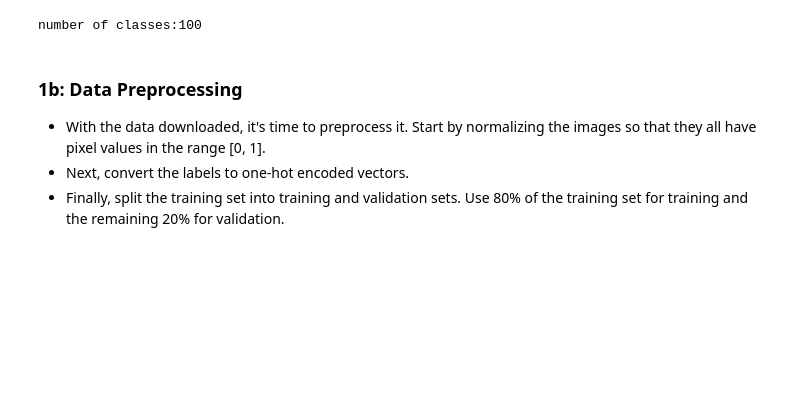
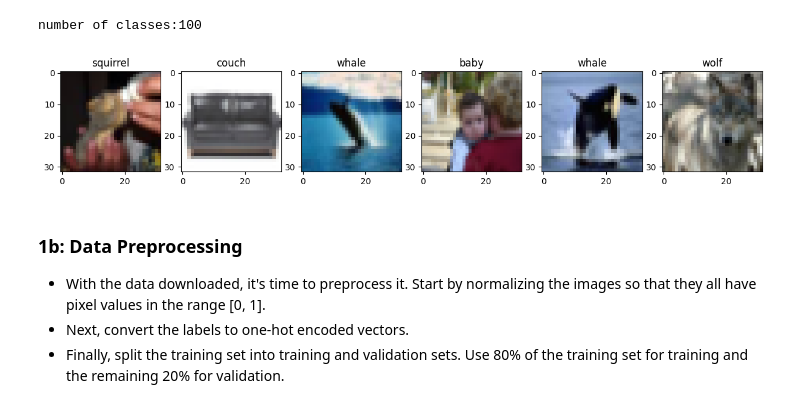
Before and after one commit to neethil/deep_learning, a Jupyter notebook: 02_activities/assignments/assignment_1.ipynb, the cells around one changed output. Drawn from its saved outputs; the diff is of its cells as text; code cells hidden in the pictures; blank space fills up the shorter version.

```diff
--- a/02_activities/assignments/assignment_1.ipynb
+++ b/02_activities/assignments/assignment_1.ipynb
@@ -60,6 +60,23 @@ y_test.shape
 print(f'number of classes:{len(class_names)}')
 # %% [output]
 number of classes:100
+# %%
+import matplotlib.pyplot as plt
+import numpy as np
+
+def plot_images(images, labels, class_names, num_images=6):
+    plt.figure(figsize=(15, 15))
+    for i in range(num_images):
+        plt.subplot(1, num_images, i+1)
+        plt.imshow(images[i])
+        plt.title(class_names[labels[i][0]])
+    plt.show()
+# %%
+# Showing 6 random images from the training set
+indices = np.random.choice(x_train.shape[0], 6, replace=False)
+plot_images(x_train[indices], y_train[indices], class_names)
+# %% [output]
+[figure, added]
 # %% [markdown]
 ### 1b: Data Preprocessing
 - With the data downloaded, it's time to preprocess it. Start by normalizing the images so that they all have pixel values in the range [0, 1].
```
Also changed, not shown: parts of 4 cells of this notebook.
